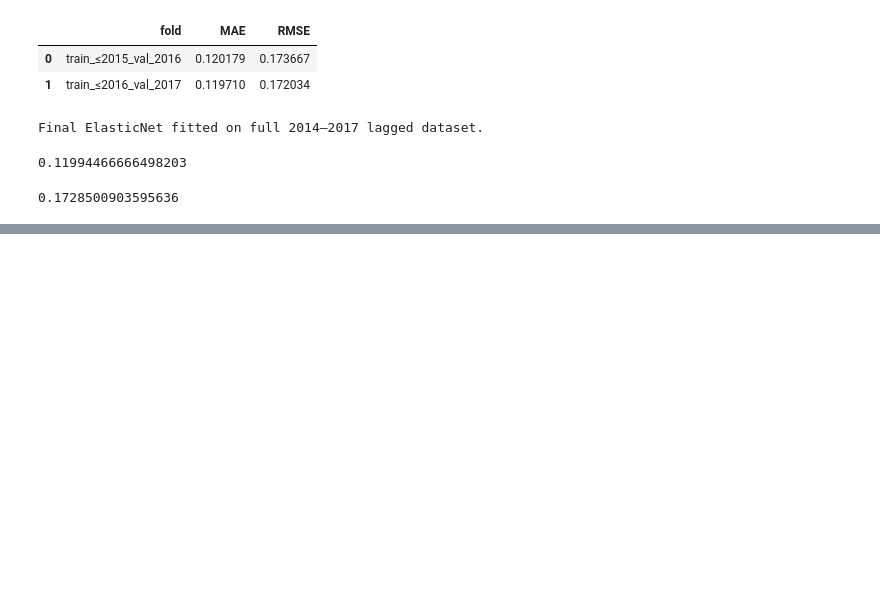
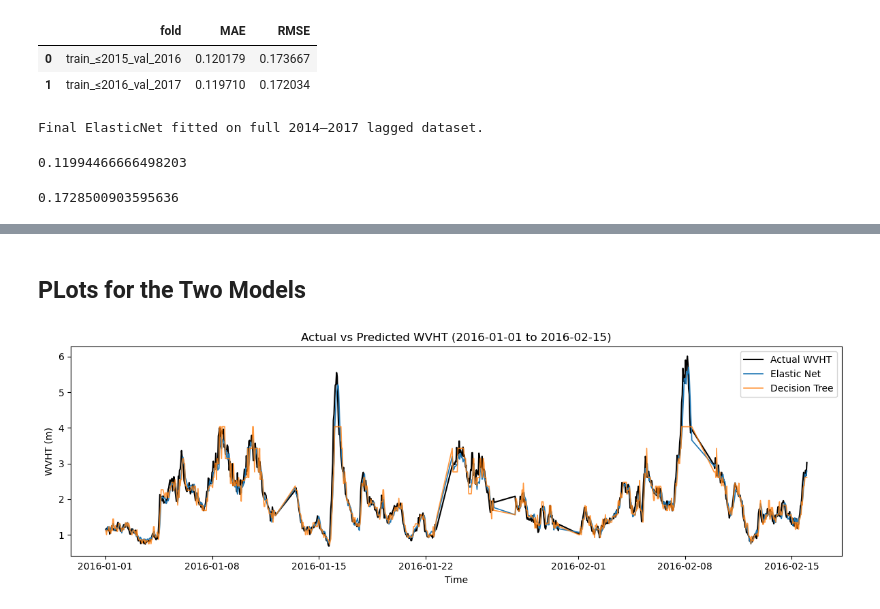
Before and after one commit to RichelCode/Wave-Energy-Forecasting-Methodological-Enhancement-and-Advanced-Modeling, a Jupyter notebook: Conference Presentation.ipynb, the cells around one changed output, grey strips where cells are left out. Cells and saved outputs as stored; diff of their text form; code cells hidden in the pictures; blank space fills up the shorter version.

```diff
--- a/Conference Presentation.ipynb
+++ b/Conference Presentation.ipynb
@@ -2125,0 +2245,2 @@ overall_rmse
+# %% [markdown]
+## PLots for the Two Models
@@ -2125,0 +2267,33 @@ overall_rmse
+# %%
+start_date = "2016-01-01"
+end_date   = "2016-02-15"
+
+elastic_win = elastic_pred_df.loc[start_date:end_date].copy()
+dt_win      = dt_pred_df.loc[start_date:end_date].copy()
+
+# ensure same timestamps in both
+common_idx = elastic_win.index.intersection(dt_win.index)
+elastic_win = elastic_win.loc[common_idx]
+dt_win      = dt_win.loc[common_idx]
+# %%
+import matplotlib.pyplot as plt
+
+plt.figure(figsize=(12, 4))
+
+# Actual WVHT (from Elastic Net DF, same as from tree DF)
+plt.plot(common_idx, elastic_win["y_true"], label="Actual WVHT", color="black", linewidth=1.5)
+
+# Elastic Net predictions
+plt.plot(common_idx, elastic_win["y_pred"], label="Elastic Net", color="tab:blue", linewidth=1.2)
+
+# Decision Tree predictions
+plt.plot(common_idx, dt_win["y_pred"], label="Decision Tree", color="tab:orange", linewidth=1.2, alpha=0.8)
+
+plt.ylabel("WVHT (m)")
+plt.xlabel("Time")
+plt.title("Actual vs Predicted WVHT (2016-01-01 to 2016-02-15)")
+plt.legend()
+plt.tight_layout()
+plt.show()
+# %% [output]
+[figure, added]
```
Also changed, not shown: parts of 6 cells of this notebook.
